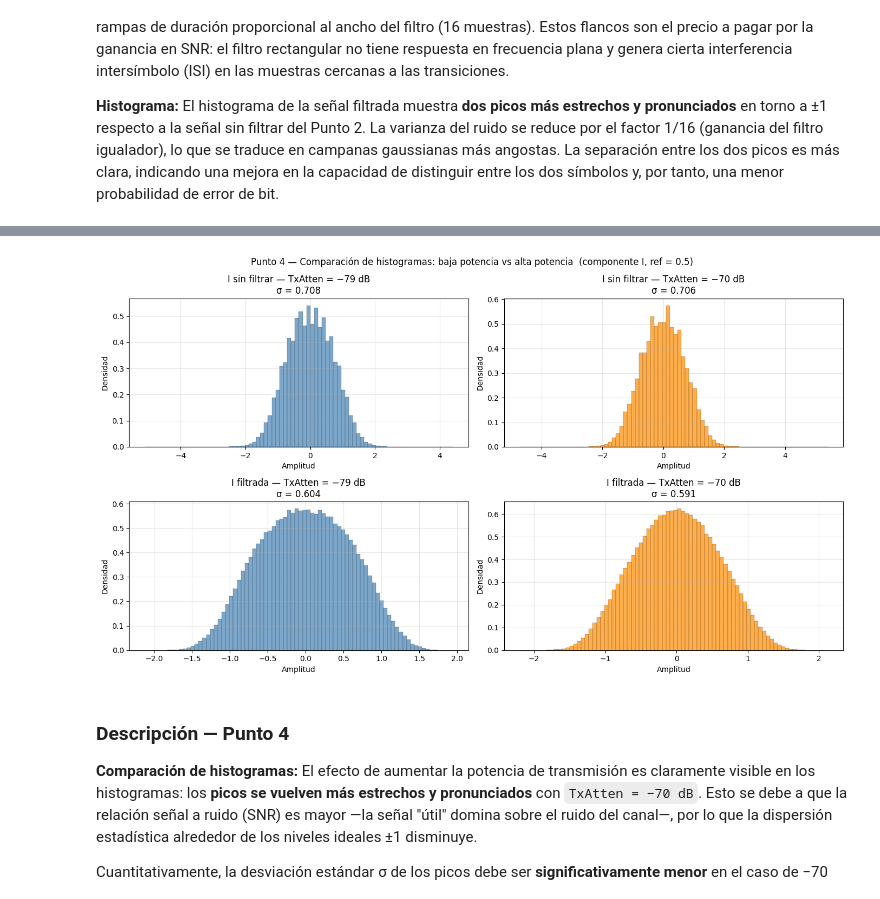
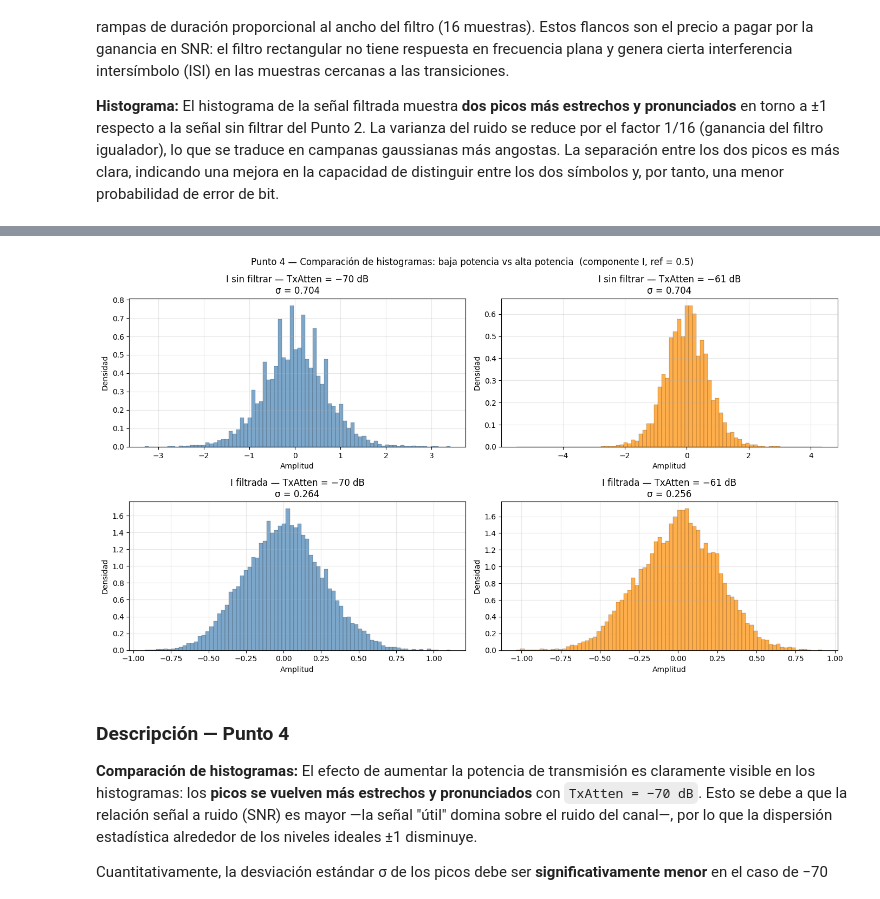
Before and after one commit to GorritiCamilo/Noise-Discovering-SDR-ComDig-Lab2, a Jupyter notebook: laboratorio3.ipynb, the cells around one changed output, grey strips where cells are left out. Drawn from its saved outputs; the diff is of its cells as text; code cells hidden in the pictures.

```diff
--- a/laboratorio3.ipynb
+++ b/laboratorio3.ipynb
@@ -149,16 +202,16 @@ import adi
 
 Uri              = "ip:192.168.1.33"
 Loopback         = 0
-samplingRate     = int(2e6)
+samplingRate     = int(fs)
 TxLo             = int(350e6)
-TxAtten          = -79               # Atenuación inicial (baja potencia)
-TxRfBw           = int(2e6)
+TxAtten          = -70               # Atenuación inicial (baja potencia)
+TxRfBw           = int(fs)
 Tx_cyclic_buffer = True              # Transmisión continua y cíclica
-RxLo             = int(2000e6)
+RxLo             = TxLo
 GainControlModes = "manual"
 RxHardwareGain   = 70
-RxRfBw           = int(2e6)
-RxBufferSize     = 2**20
+RxRfBw           = TxRfBw
+RxBufferSize     = len(txSignal)
 
 print("Parámetros SDR definidos:")
 print(f"  URI            : {Uri}")
@@ -381,7 +449,7 @@ Se destruye el buffer de transmisión previo con `sdr.tx_destroy_buffer()` antes
 # ========================================================================================
 # Transmisión con mayor potencia, recepción, normalización y filtrado (Punto 4)
 # ========================================================================================
-TxAtten_p4 = -70    # nueva atenuación: +9 dB de potencia respecto al Punto 2
+TxAtten_p4 = -61    # nueva atenuación: +9 dB de potencia respecto al Punto 2
 
 # Destruir buffer anterior y reconfigurar la ganancia de Tx
 sdr.tx_destroy_buffer()
@@ -409,7 +477,7 @@ Q_rx_p4 = np.imag(rxNorm_p4)
 I_filt_p4 = np.convolve(I_rx_p4, h_rect, mode='same')
 Q_filt_p4 = np.convolve(Q_rx_p4, h_rect, mode='same')
 
-print(f"TxAtten actualizado : {sdr.tx_hardwaregain_chan0} dB  (antes: −79 dB)")
+print(f"TxAtten actualizado : {sdr.tx_hardwaregain_chan0} dB  (antes: −70 dB)")
 print(f"Potencia pre-norm   : {rx_power_p4:.4f}")
 print(f"Potencia post-norm  : {np.mean(np.abs(rxNorm_p4)**2):.6f}  (debe ser ≈ 1.0)")
 # %% [output]
@@ -419,45 +511,45 @@ Potencia post-norm  : 1.000000  (debe ser ≈ 1.0)
 # %%
 # ========================================================================================
-# Comparación de histogramas: TxAtten = −79 dB vs −70 dB (Punto 4)
+# Comparación de histogramas: TxAtten = −70 dB vs −61 dB (Punto 4)
 # ========================================================================================
 fig, axes = plt.subplots(2, 2, figsize=(14, 8))
 
 # --- Fila superior: señal sin filtrar ---
 axes[0, 0].hist(I_rx_p2, bins=n_bins, density=True,
                 color='steelblue', edgecolor='black', linewidth=0.2, alpha=0.7)
-axes[0, 0].set_title(f'I sin filtrar — TxAtten = −79 dB\nσ = {np.std(I_rx_p2):.3f}')
+axes[0, 0].set_title(f'I sin filtrar — TxAtten = −70 dB\nσ = {np.std(I_rx_p2):.3f}')
 axes[0, 0].set_xlabel('Amplitud')
 axes[0, 0].set_ylabel('Densidad')
 axes[0, 0].grid(True, alpha=0.3)
 
 axes[0, 1].hist(I_rx_p4, bins=n_bins, density=True,
                 color='darkorange', edgecolor='black', linewidth=0.2, alpha=0.7)
-axes[0, 1].set_title(f'I sin filtrar — TxAtten = −70 dB\nσ = {np.std(I_rx_p4):.3f}')
+axes[0, 1].set_title(f'I sin filtrar — TxAtten = −61 dB\nσ = {np.std(I_rx_p4):.3f}')
 axes[0, 1].set_xlabel('Amplitud')
 axes[0, 1].set_ylabel('Densidad')
 axes[0, 1].grid(True, alpha=0.3)
 
 # --- Fila inferior: señal filtrada ---
 axes[1, 0].hist(I_filt_p3, bins=n_bins, density=True,
                 color='steelblue', edgecolor='black', linewidth=0.2, alpha=0.7)
-axes[1, 0].set_title(f'I filtrada — TxAtten = −79 dB\nσ = {np.std(I_filt_p3):.3f}')
+axes[1, 0].set_title(f'I filtrada — TxAtten = −70 dB\nσ = {np.std(I_filt_p3):.3f}')
 axes[1, 0].set_xlabel('Amplitud')
 axes[1, 0].set_ylabel('Densidad')
 axes[1, 0].grid(True, alpha=0.3)
 
 axes[1, 1].hist(I_filt_p4, bins=n_bins, density=True,
                 color='darkorange', edgecolor='black', linewidth=0.2, alpha=0.7)
-axes[1, 1].set_title(f'I filtrada — TxAtten = −70 dB\nσ = {np.std(I_filt_p4):.3f}')
+axes[1, 1].set_title(f'I filtrada — TxAtten = −61 dB\nσ = {np.std(I_filt_p4):.3f}')
 axes[1, 1].set_xlabel('Amplitud')
 axes[1, 1].set_ylabel('Densidad')
 axes[1, 1].grid(True, alpha=0.3)
 
 fig.suptitle('Punto 4 — Comparación de histogramas: baja potencia vs alta potencia  (componente I, ref = 0.5)',
              fontsize=12)
 plt.tight_layout()
 plt.show()
 # %% [output]
-[figure, old version]
+[figure, new version]
 # %% [markdown]
 ### Descripción — Punto 4
 
```
Also changed, not shown: parts of 16 cells of this notebook.
